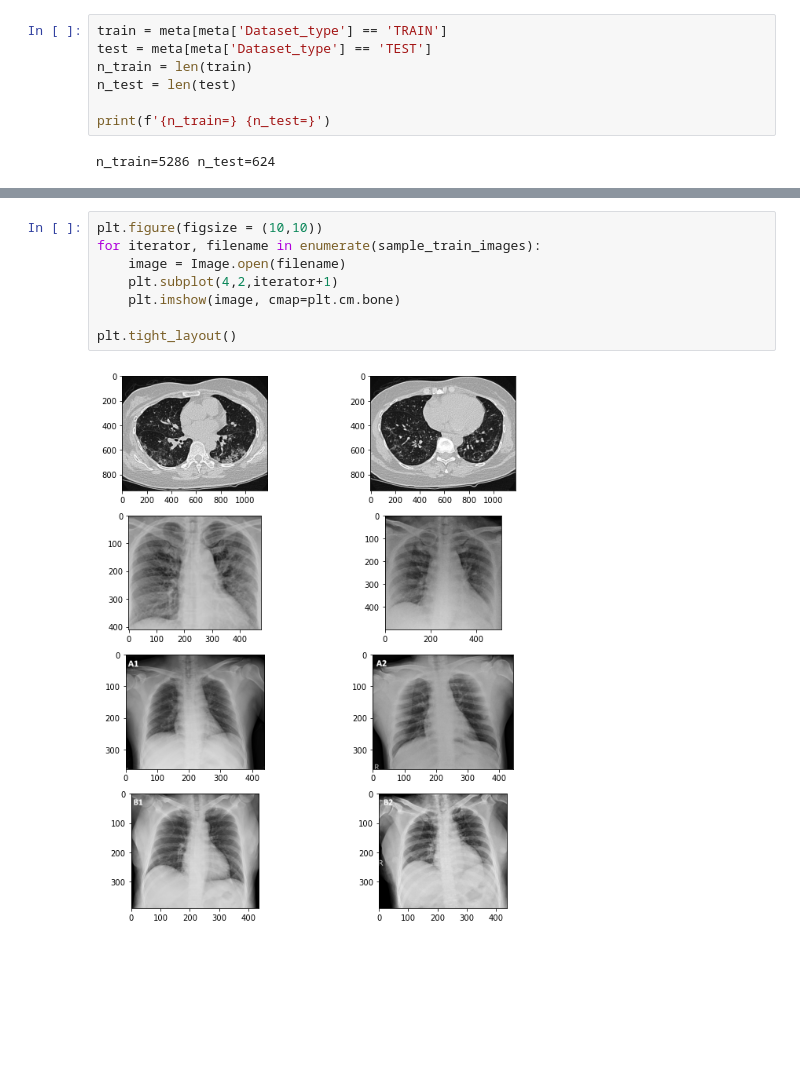
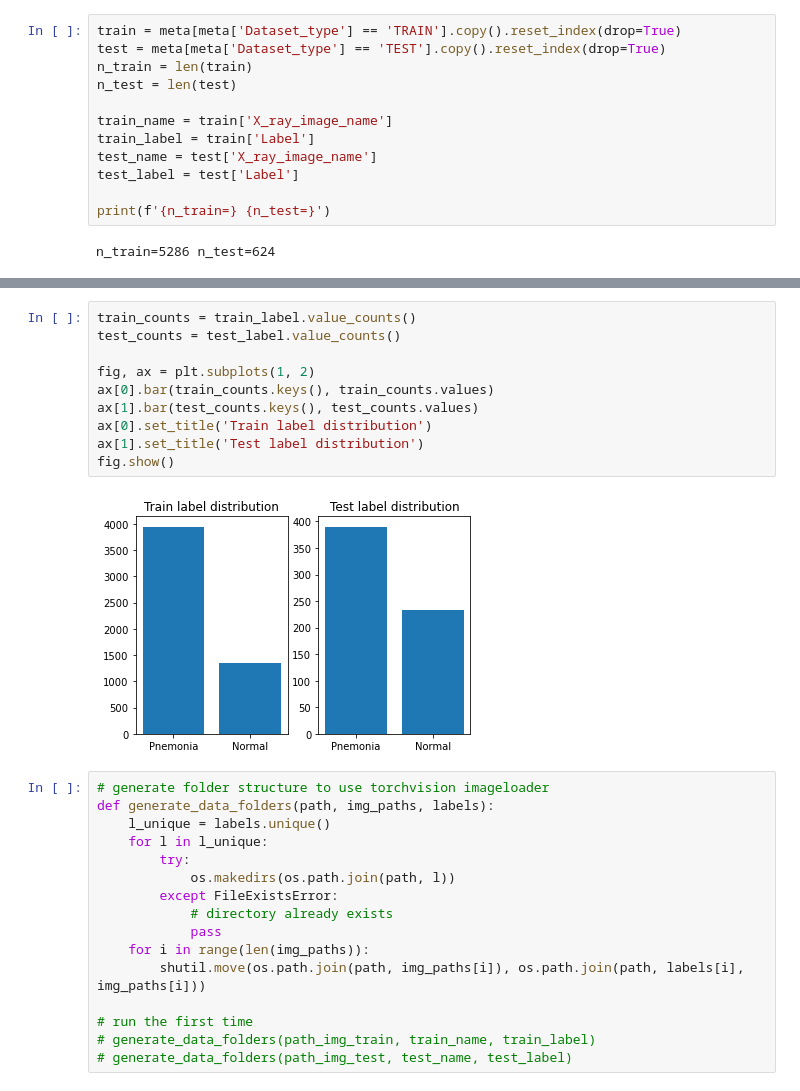
Before and after one commit to trancelestial/corneus, a Jupyter notebook: code/notebook.ipynb, the cells around one changed output, grey strips where cells are left out. Cells and saved outputs as stored; diff of their text form; blank space fills up the shorter version.

Commit message:
Data loading, reorganizing and plotting

```diff
--- a/code/notebook.ipynb
+++ b/code/notebook.ipynb
@@ -36,11 +37,16 @@ meta.head()
 | 3 | 3 | IM-0122-0001.jpeg | Normal | TRAIN | NaN | NaN |
 | 4 | 4 | IM-0119-0001.jpeg | Normal | TRAIN | NaN | NaN |
 # %%
-train = meta[meta['Dataset_type'] == 'TRAIN']
-test = meta[meta['Dataset_type'] == 'TEST']
+train = meta[meta['Dataset_type'] == 'TRAIN'].copy().reset_index(drop=True)
+test = meta[meta['Dataset_type'] == 'TEST'].copy().reset_index(drop=True)
 n_train = len(train)
 n_test = len(test)
 
+train_name = train['X_ray_image_name']
+train_label = train['Label']
+test_name = test['X_ray_image_name']
+test_label = test['Label']
+
 print(f'{n_train=} {n_test=}')
 # %% [output]
 n_train=5286 n_test=624
@@ -53,10 +53,28 @@ sample_test_images = list(map(lambda x: os.path.join(path_img_train, x), sample_
-# %%
-plt.figure(figsize = (10,10))
-for iterator, filename in enumerate(sample_train_images):
-    image = Image.open(filename)
-    plt.subplot(4,2,iterator+1)
-    plt.imshow(image, cmap=plt.cm.bone)
-
-plt.tight_layout()
-# %% [output]
-[figure, removed]
+# %%
+train_counts = train_label.value_counts()
+test_counts = test_label.value_counts()
+
+fig, ax = plt.subplots(1, 2)
+ax[0].bar(train_counts.keys(), train_counts.values)
+ax[1].bar(test_counts.keys(), test_counts.values)
+ax[0].set_title('Train label distribution')
+ax[1].set_title('Test label distribution')
+fig.show()
+# %% [output]
+[figure, added]
+# %%
+# generate folder structure to use torchvision imageloader
+def generate_data_folders(path, img_paths, labels):
+    l_unique = labels.unique()
+    for l in l_unique:
+        try:
+            os.makedirs(os.path.join(path, l))
+        except FileExistsError:
+            # directory already exists
+            pass
+    for i in range(len(img_paths)):
+        shutil.move(os.path.join(path, img_paths[i]), os.path.join(path, labels[i], img_paths[i]))
+
+# run the first time
+# generate_data_folders(path_img_train, train_name, train_label)
+# generate_data_folders(path_img_test, test_name, test_label)
```
Also changed, not shown: parts of 6 cells of this notebook, 1 other file.
